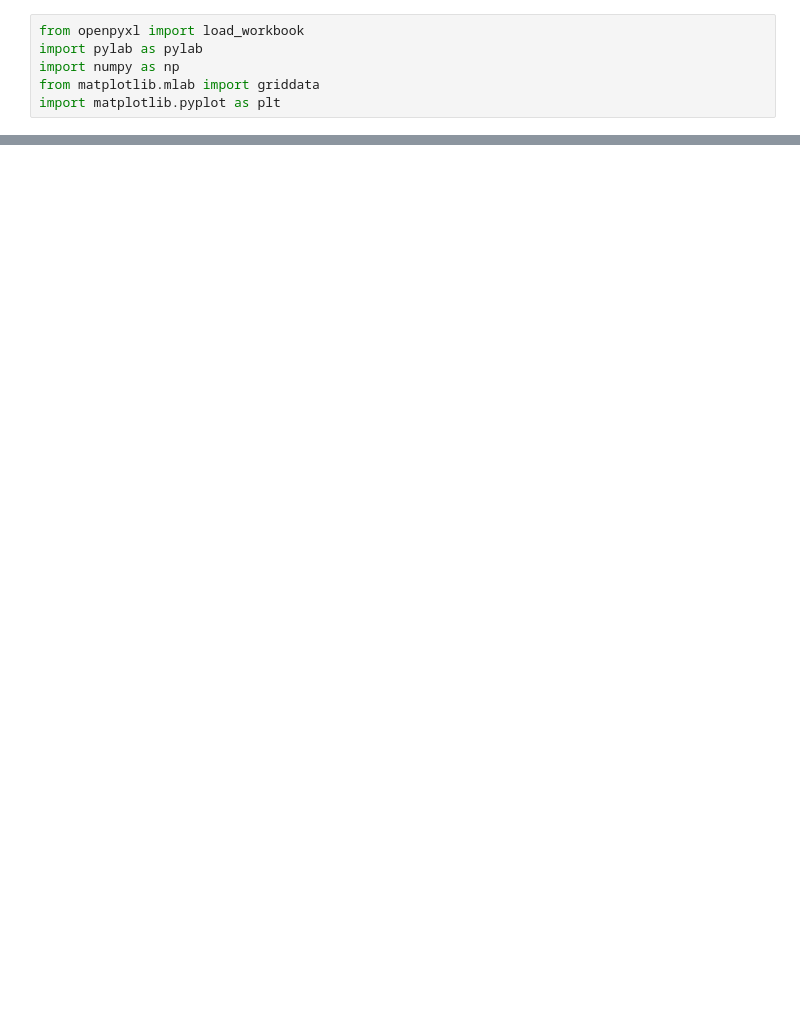
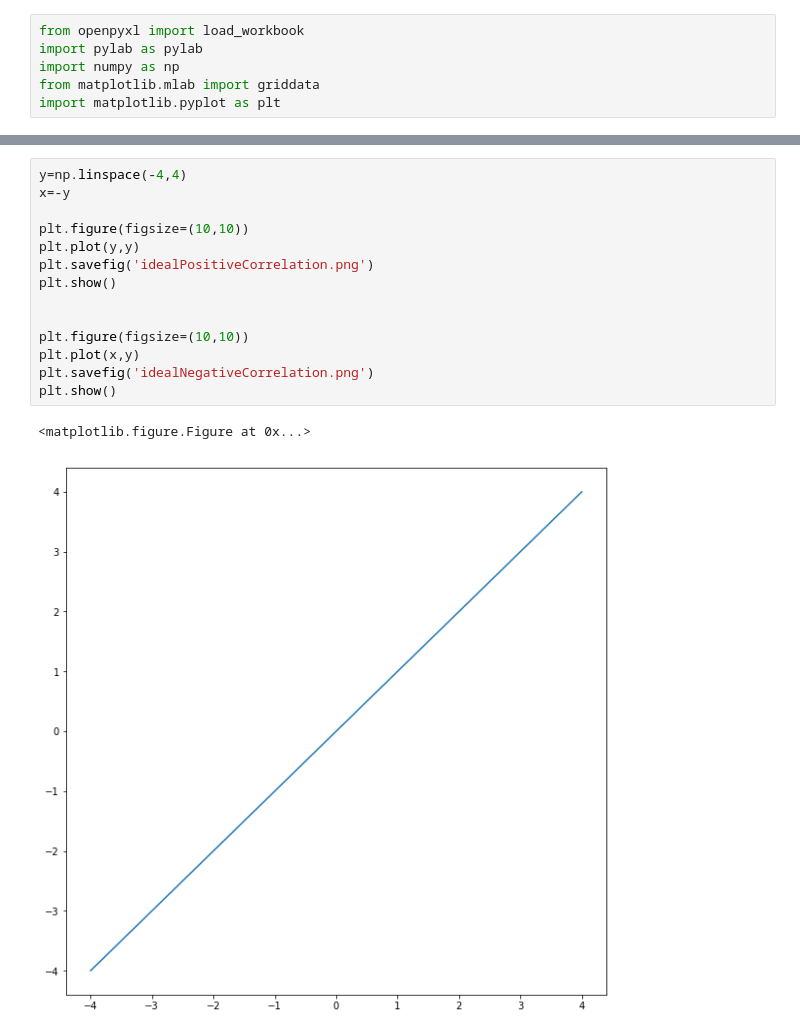
Before and after one commit to juannnesss/Tesis, a Jupyter notebook: Python/Untitled.ipynb, the cells around one changed output, grey strips where cells are left out. Drawn from its saved outputs; the diff is of its cells as text; blank space fills up the shorter version.

```diff
--- a/Python/Untitled.ipynb
+++ b/Python/Untitled.ipynb
@@ -116,0 +45,17 @@ plt.show()
+# %%
+y=np.linspace(-4,4)
+x=-y
+
+plt.figure(figsize=(10,10))
+plt.plot(y,y)
+plt.savefig('idealPositiveCorrelation.png')
+plt.show()
+
+
+plt.figure(figsize=(10,10))
+plt.plot(x,y)
+plt.savefig('idealNegativeCorrelation.png')
+plt.show()
+# %% [output]
+<matplotlib.figure.Figure at 0x...>
+[figure, added]
```
Also changed, not shown: parts of 8 cells of this notebook, 40 other files.
